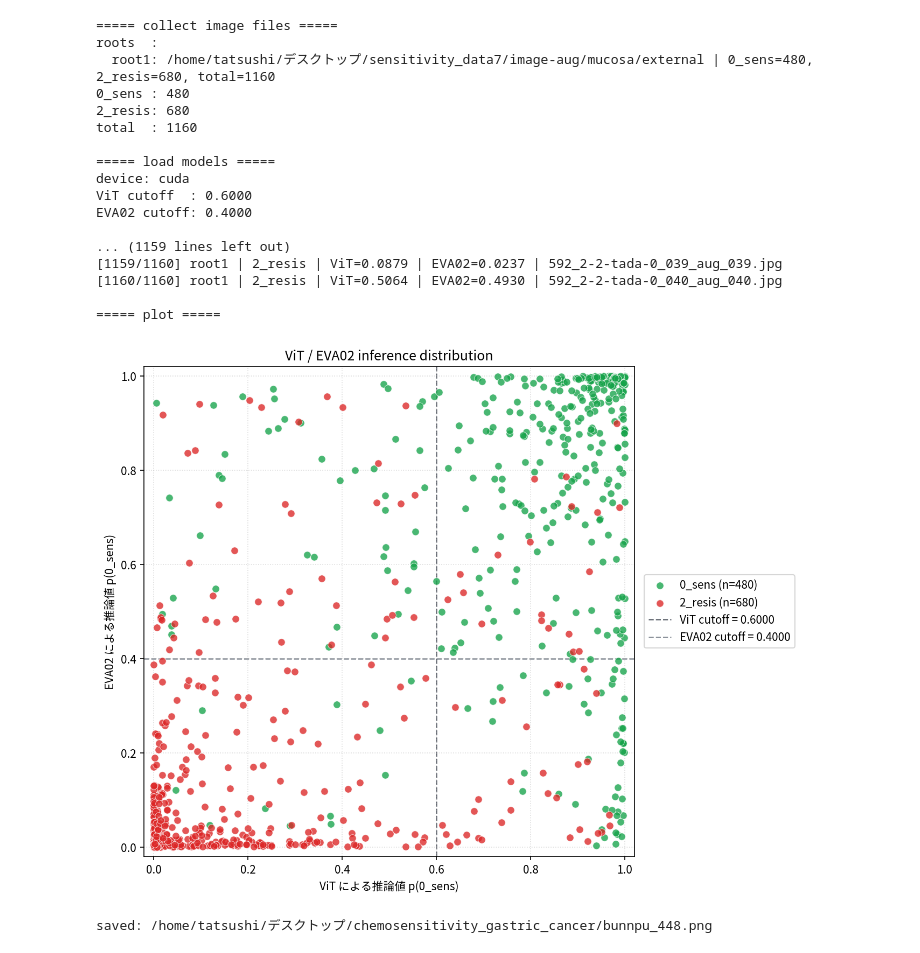
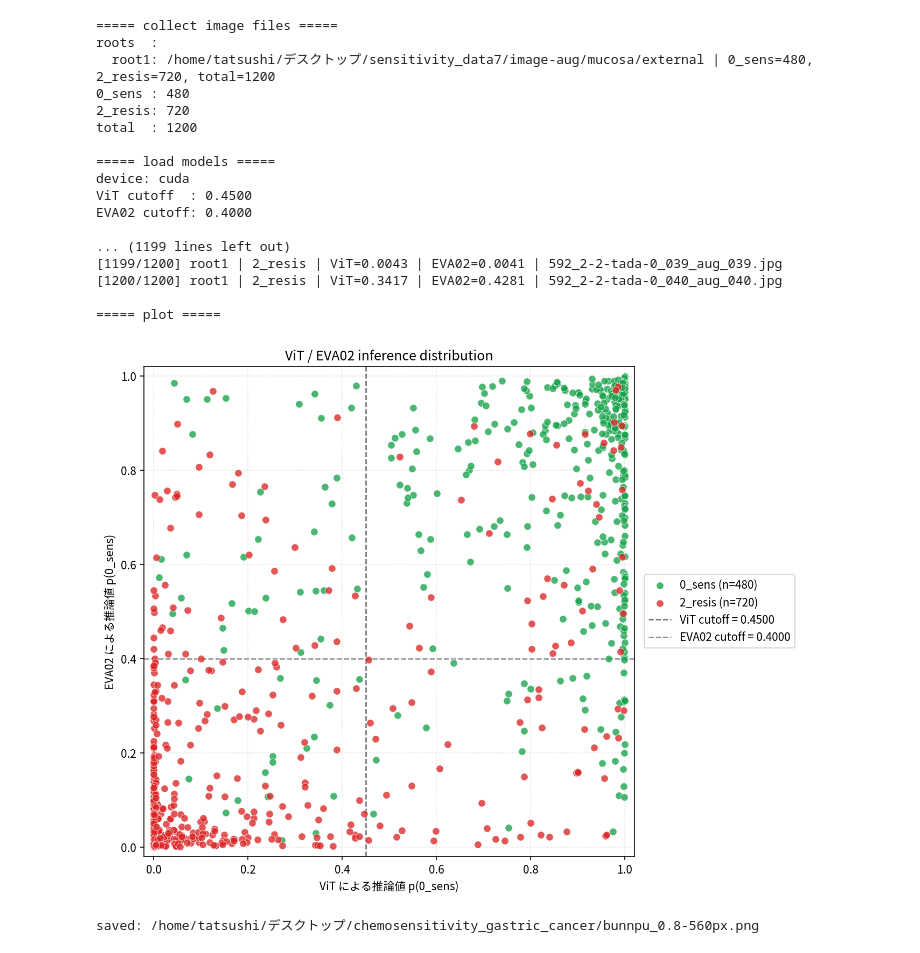
Before and after one commit to tattooshi/chemosensitivity_gastric_cancer, a Jupyter notebook: 分布図.ipynb, the cells around one changed output. Saved outputs shown, nothing was run; the diff lists cells and outputs as text; code cells hidden in the pictures.

Commit message:
model_560

```diff
--- a/分布図.ipynb
+++ b/分布図.ipynb
@@ -65,7 +65,7 @@ TARGET_ROOT = [
     "/home/tatsushi/デスクトップ/sensitivity_data7/image-aug/mucosa/external",
     #"/home/tatsushi/デスクトップ/sensitivity_data7/image-aug/2026_classes",
 ]
-OUTPUT_PATH = Path("./bunnpu_448.png")
+OUTPUT_PATH = Path("./bunnpu_0.8-560px.png")
 
 VALID_EXT = {".jpg", ".jpeg", ".png", ".tif", ".tiff", ".bmp", ".webp"}
 DEVICE = torch.device("cuda" if torch.cuda.is_available() else "cpu")
@@ -83,20 +83,20 @@ class BackendSpec:
 VIT_SPEC = BackendSpec(
     name="ViT",
     ensemble_info_path=Path(
-        "/home/tatsushi/デスクトップ/cls_avg_result/vit_large_patch16_616.augreg_in21k_ft_in1k8040-100seed-loweight-revival/vit_large_patch16_616.augreg_in21k_ft_in1k/Vit_fixed_val_classes_models_0sens_positive/top5_ensemble_info.pth"
+        "/home/tatsushi/デスクトップ/cls_avg_result/vit_large_patch16_560.augreg_in21k_ft_in1k8040-100seed-0.8weight-revival-some_resis/vit_large_patch16_560.augreg_in21k_ft_in1k/Vit_fixed_val_classes_models_0sens_positive/top5_ensemble_info.pth"
     ),
     feature_model_name="vit_large_patch16_384.augreg_in21k_ft_in1k",
-    img_size=616,
+    img_size=560,
     pooling="cls",
 )
 
 EVA02_SPEC = BackendSpec(
     name="EVA02",
     ensemble_info_path=Path(
-        "/home/tatsushi/デスクトップ/cls_avg_result/eva02_large_patch14_448.mim_in22k_ft_in22k8040-100seed-loweight-revival/eva02_large_patch14_448.mim_in22k_ft_in22k/Vit_fixed_val_classes_models_0sens_positive/top5_ensemble_info.pth"
+        "/home/tatsushi/デスクトップ/cls_avg_result/eva02_large_patch14_560.mim_in22k_ft_in22k8040-100seed-0.8weight-revival-some_resis/eva02_large_patch14_560.mim_in22k_ft_in22k/Vit_fixed_val_classes_models_0sens_positive/top5_ensemble_info.pth"
     ),
     feature_model_name="eva02_large_patch14_448.mim_in22k_ft_in22k",
-    img_size=448,
+    img_size=560,
     pooling="avg_patch_tokens",
 )
 
@@ -409,39 +409,39 @@ def main():
     vit_backend = load_backend(VIT_SPEC, DEVICE)
     eva_backend = load_backend(EVA02_SPEC, DEVICE)
     print(f"ViT cutoff  : {vit_backend['cutoff']:.4f}")
     print(f"EVA02 cutoff: {eva_backend['cutoff']:.4f}")
 
     print("\n===== inference =====")
     results = run_inference(rows, vit_backend, eva_backend)
 
     print("\n===== plot =====")
     plot_distribution(
         results=results,
         vit_cutoff=vit_backend["cutoff"],
         eva_cutoff=eva_backend["cutoff"],
         output_path=OUTPUT_PATH,
     )
 
 
 if __name__ == "__main__":
     main()
 # %% [output]
 ===== collect image files =====
 roots  :
-  root1: /home/tatsushi/デスクトップ/sensitivity_data7/image-aug/mucosa/external | 0_sens=480, 2_resis=680, total=1160
+  root1: /home/tatsushi/デスクトップ/sensitivity_data7/image-aug/mucosa/external | 0_sens=480, 2_resis=720, total=1200
 0_sens : 480
-2_resis: 680
-total  : 1160
+2_resis: 720
+total  : 1200
 
 ===== load models =====
 device: cuda
-ViT cutoff  : 0.6000
+ViT cutoff  : 0.4500
 EVA02 cutoff: 0.4000
 
-... (1159 lines left out)
-[1159/1160] root1 | 2_resis | ViT=0.0879 | EVA02=0.0237 | 592_2-2-tada-0_039_aug_039.jpg
-[1160/1160] root1 | 2_resis | ViT=0.5064 | EVA02=0.4930 | 592_2-2-tada-0_040_aug_040.jpg
+... (1199 lines left out)
+[1199/1200] root1 | 2_resis | ViT=0.0043 | EVA02=0.0041 | 592_2-2-tada-0_039_aug_039.jpg
+[1200/1200] root1 | 2_resis | ViT=0.3417 | EVA02=0.4281 | 592_2-2-tada-0_040_aug_040.jpg
 
 ===== plot =====
-[figure, old version]
+[figure, new version]
-saved: /home/tatsushi/デスクトップ/chemosensitivity_gastric_cancer/bunnpu_448.png
+saved: /home/tatsushi/デスクトップ/chemosensitivity_gastric_cancer/bunnpu_0.8-560px.png
```
Also changed, not shown: parts of 1 cell of this notebook, 19 other files.
